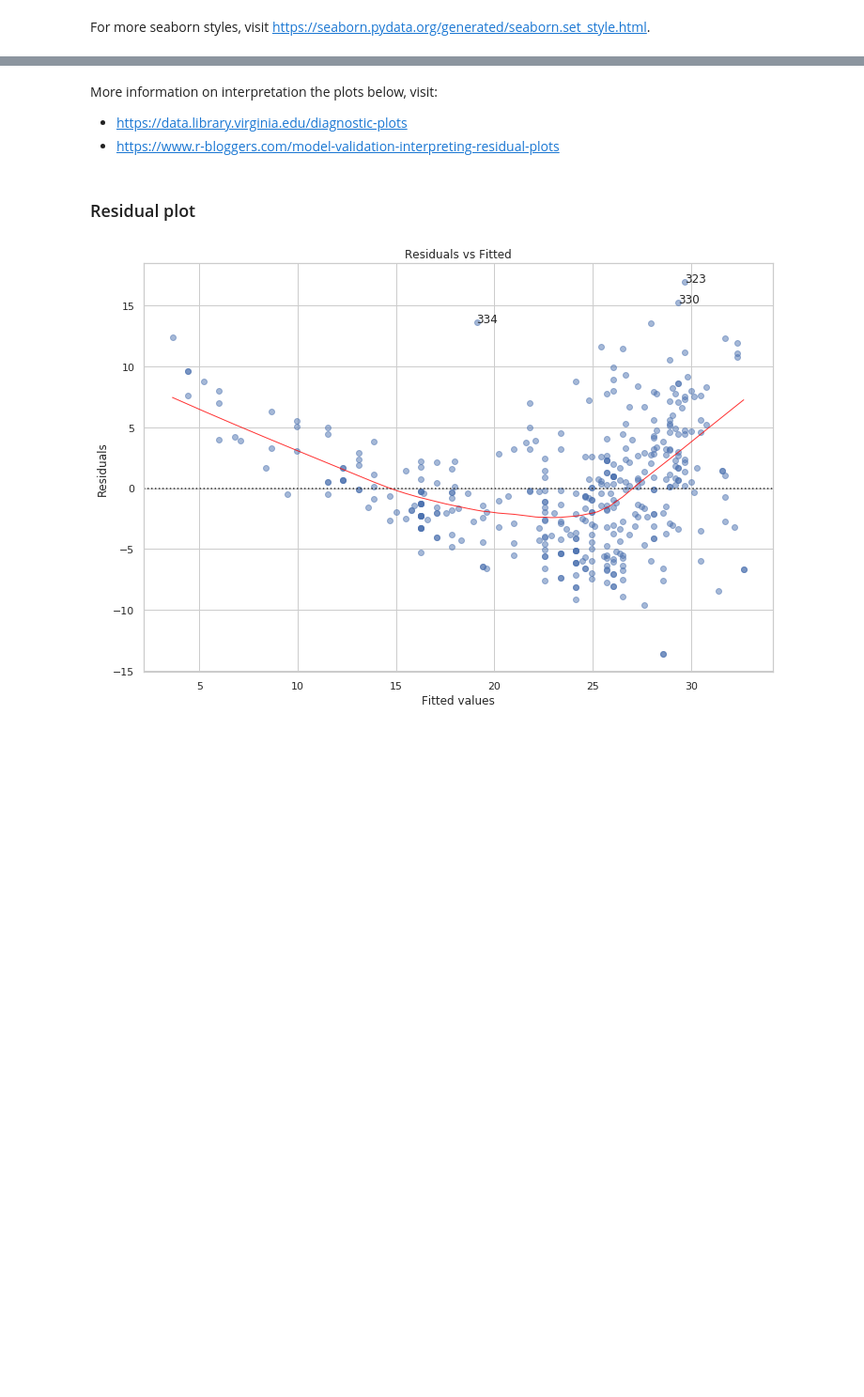
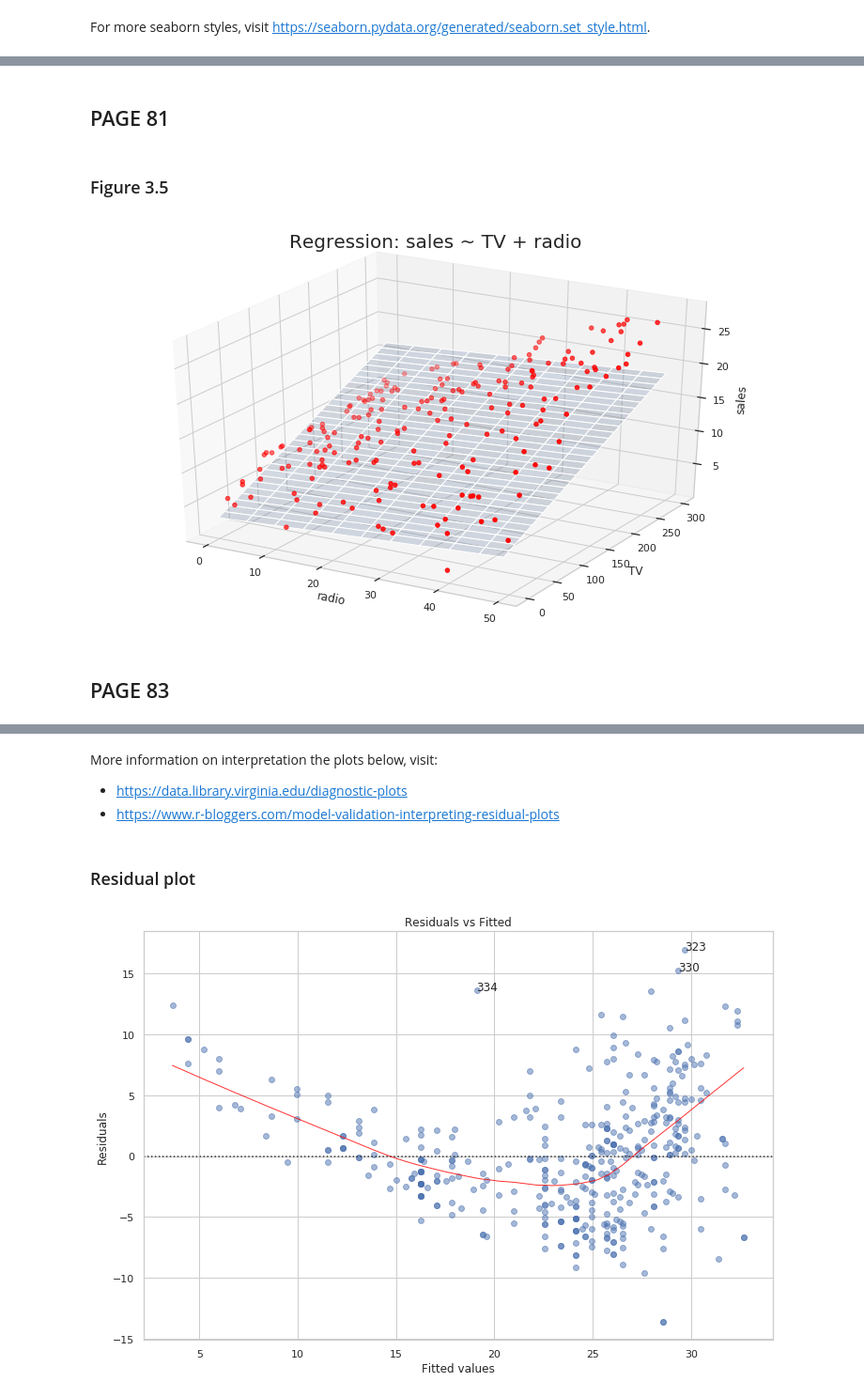
Before and after one commit to Brinkhuis/ISLR, a Jupyter notebook: chapter_03.ipynb, the cells around one changed output, grey strips where cells are left out. Shown at 94% size. Drawn from its saved outputs; the diff is of its cells as text; code cells hidden in the pictures; blank space fills up the shorter version.

```diff
--- a/chapter_03.ipynb
+++ b/chapter_03.ipynb
@@ -183,0 +223,3 @@ model_cooks = model.get_influence().cooks_distance[0]
+# %%
+advertising = pd.read_csv('data/advertising.csv', index_col=0)
+advertising.head()
@@ -183,0 +305,36 @@ model_cooks = model.get_influence().cooks_distance[0]
+# %% [markdown]
+## PAGE 81
+# %% [markdown]
+### Figure 3.5
+# %%
+model = smf.ols(formula='sales ~ TV + radio + newspaper', data=advertising)
+result = model.fit()
+# %%
+# Create a coordinate grid
+radio = np.arange(0,50)
+TV = np.arange(0,300)
+
+B1, B2 = np.meshgrid(radio, TV, indexing='xy')
+Z = np.zeros((TV.size, radio.size))
+
+for (i,j),v in np.ndenumerate(Z):
+        Z[i,j] =(result.params[0] + B1[i,j]*result.params[1] + B2[i,j]*result.params[1])
+# %%
+# Create plot
+fig = plt.figure(figsize=(10,6))
+fig.suptitle('Regression: sales ~ TV + radio', fontsize=20)
+
+ax = axes3d.Axes3D(fig)
+
+ax.plot_surface(B1, B2, Z, rstride=10, cstride=5, alpha=0.2)
+ax.scatter3D(advertising.radio, advertising.TV, advertising.sales, c='Red')
+
+ax.set_xlabel('radio')
+ax.set_ylabel('TV')
+ax.set_zlabel('sales')
+
+plt.show()
+# %% [output]
+[figure, added]
+# %% [markdown]
+## PAGE 83
```
Also changed, not shown: parts of 370 cells of this notebook, 5 other files.
